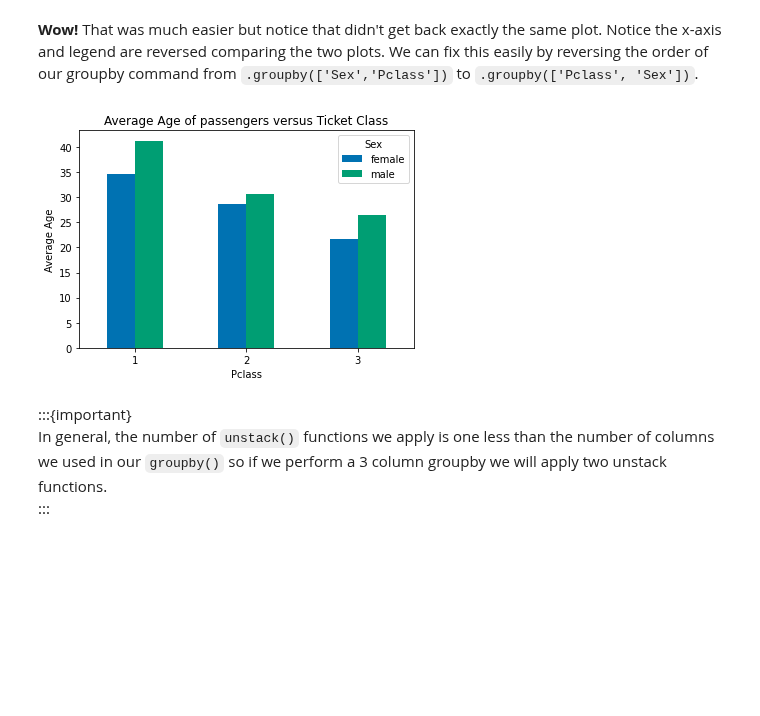
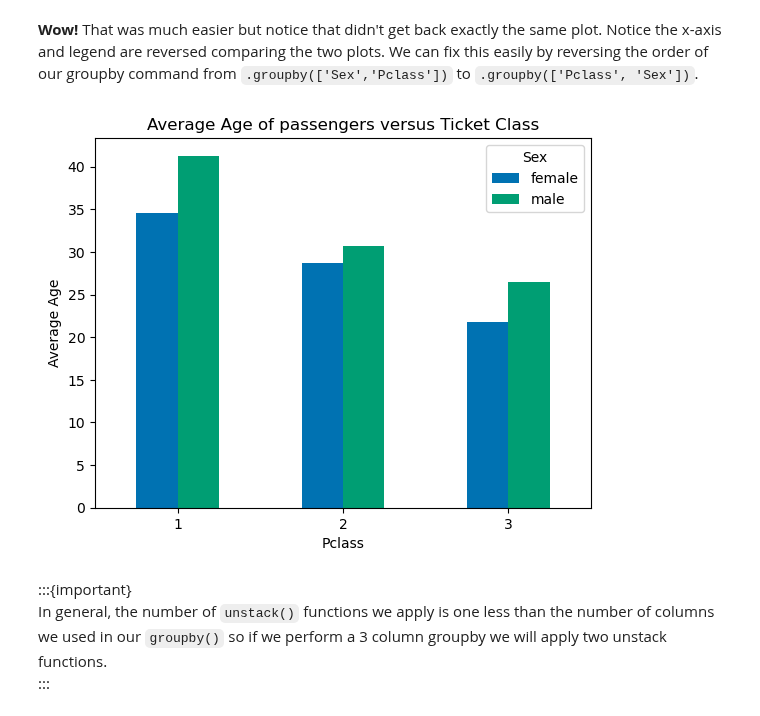
Before and after one commit to sgcorcoran/Python-for-MSE, a Jupyter notebook: lessons_3114/04_closer_look_at_pandas.ipynb, the cells around one changed output. Cells and saved outputs as stored; diff of their text form; code cells hidden in the pictures; blank space fills up the shorter version.

```diff
--- a/lessons_3114/04_closer_look_at_pandas.ipynb
+++ b/lessons_3114/04_closer_look_at_pandas.ipynb
@@ -267,13 +274,14 @@ plt.show()
 # %%
 dataforbar=data.groupby(['Pclass','Sex']).mean().unstack().loc[:,'Age']
 
-ax2=dataforbar.plot.bar(rot=0)
+fig2, ax2 = plt.subplots()
+dataforbar.plot.bar(ax=ax2, rot=0)
 ax2.set_ylabel('Average Age')
 ax2.set_title('Average Age of passengers versus Ticket Class')
 
 plt.show()
 # %% [output]
-[figure, old version]
+[figure, new version]
 # %% [markdown]
 :::{important}
 In general, the number of `unstack()` functions we apply is one less than the number of columns we used in our `groupby()` so if we perform a 3 column groupby we will apply two unstack functions.
```
Also changed, not shown: parts of 14 cells of this notebook, 2 other files.
